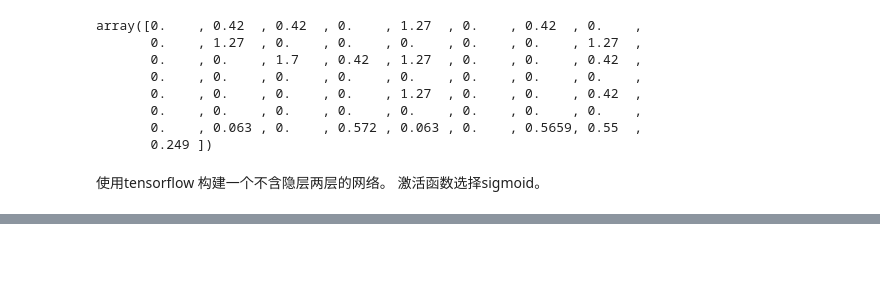
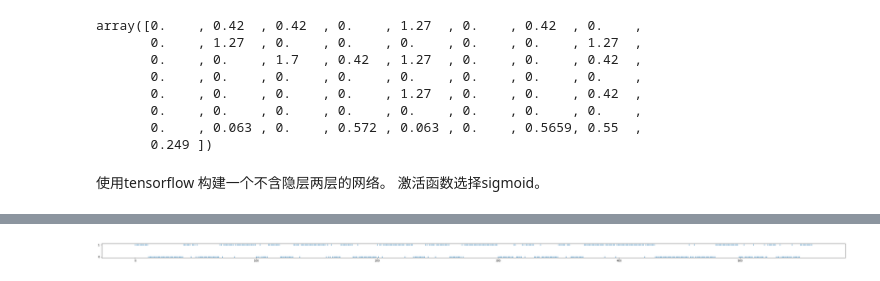
Before and after one commit to streamer-AP/HRT19D-detection, a Jupyter notebook: 机器学习/朴素贝叶斯分类/tensorflow 文本分类器.ipynb, the cells around one changed output, grey strips where cells are left out. Saved outputs shown, nothing was run; the diff lists cells and outputs as text; code cells hidden in the pictures; blank space fills up the shorter version.

```diff
--- a/机器学习/朴素贝叶斯分类/tensorflow 文本分类器.ipynb
+++ b/机器学习/朴素贝叶斯分类/tensorflow 文本分类器.ipynb
@@ -117,0 +120,29 @@ plt.show()
+# %%
+def load_prediction_data(file_path):
+    data=[]
+    with open(file_path,"r") as data_file:
+        raw_data=data_file.readlines()
+        for raw_line in raw_data:
+            sample=raw_line[:-1]
+            sample=sample.split(",")
+            sample=np.array([float(feature) for feature in sample])
+            sample[-3]/=10
+            sample[-2]/=100
+            sample[-1]/=1000
+            data.append(sample)
+    return np.array(data)
+prediction_data=load_prediction_data(".\get_the_flag.data")
+# %%
+predictions = model.predict(prediction_data)
+# %%
+data_show=[]
+for i in predictions:
+    if i[0]<0.5:
+        data_show.append(0)
+    else:
+        data_show.append(1)
+plt.rcParams['figure.figsize'] = (50.0, 1.0)
+plt.scatter(range(len(data_show)),data_show,linewidth=0.1,s=10)
+plt.show()
+# %% [output]
+[figure, added]
```
Also changed, not shown: parts of 4 cells of this notebook, 2 other files.
